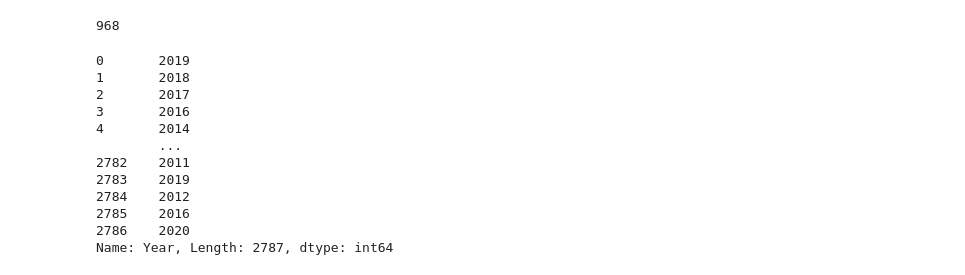
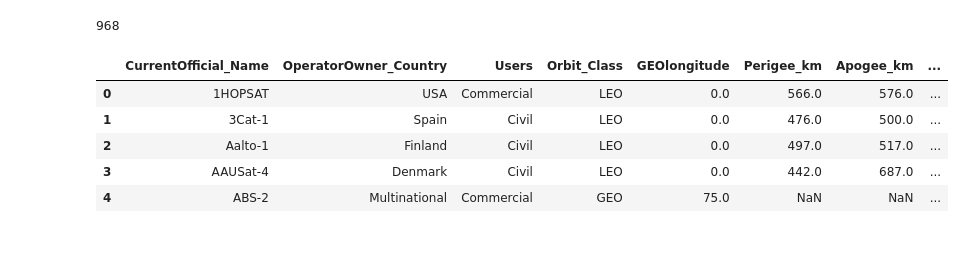
Before and after one commit to AjiacoVic/Satellites_Market_study, a Jupyter notebook: PART1 - Sat orbiting Earth - Data Cleaning.ipynb, the cells around one changed output. Drawn from its saved outputs; the diff is of its cells as text; code cells hidden in the pictures; blank space fills up the shorter version.

```diff
--- a/PART1 - Sat orbiting Earth - Data Cleaning.ipynb
+++ b/PART1 - Sat orbiting Earth - Data Cleaning.ipynb
@@ -660,23 +726,17 @@ launch_year = sat.groupby(['Year'])['Launch_Date'].count()
 sat['LaunchMass_kg'].isnull().sum()
 # %% [output]
 968
-# %%
-sat['Year']
-# %% [output]
-0       2019
-1       2018
-2       2017
-3       2016
-4       2014
-        ...
-2782    2011
-2783    2019
-2784    2012
-2785    2016
-2786    2020
-Name: Year, Length: 2787, dtype: int64
 # %%
 sat.to_csv('sat_clean.csv',index=False)
+# %%
+sat.head()
+# %% [output]
+|  | CurrentOfficial_Name | OperatorOwner_Country | Users | Orbit_Class | GEOlongitude | Perigee_km | Apogee_km | ... |
+| 0 | 1HOPSAT | USA | Commercial | LEO | 0.0 | 566.0 | 576.0 | ... |
+| 1 | 3Cat-1 | Spain | Civil | LEO | 0.0 | 476.0 | 500.0 | ... |
+| 2 | Aalto-1 | Finland | Civil | LEO | 0.0 | 497.0 | 517.0 | ... |
+| 3 | AAUSat-4 | Denmark | Civil | LEO | 0.0 | 442.0 | 687.0 | ... |
+| 4 | ABS-2 | Multinational | Commercial | GEO | 75.0 | NaN | NaN | ... |
 # %%
 #NOTE TO SELF:
 #Perhaps adding continent, country code?
```
Also changed, not shown: parts of 14 cells of this notebook, 1 other file.
